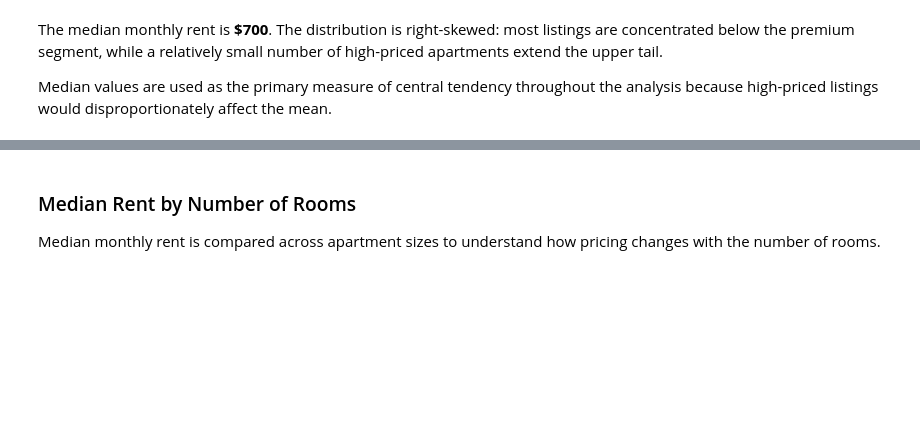
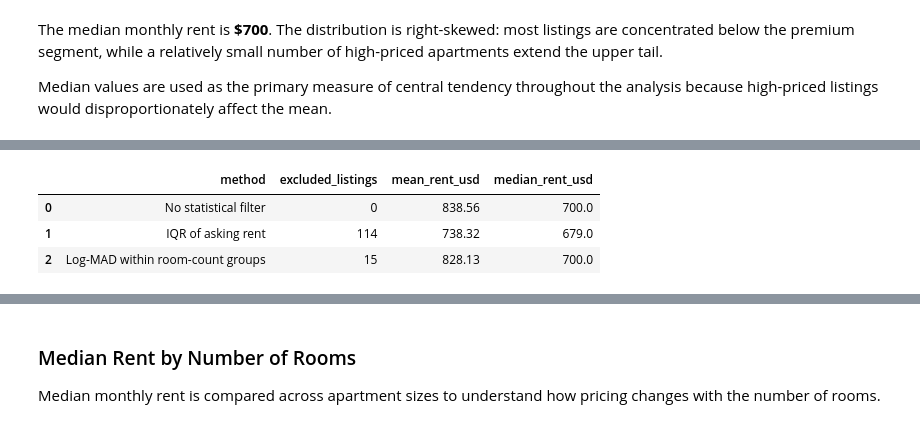
Before and after one commit to nikolaitolmachev/minsk-rental-market-analysis, a Jupyter notebook: minsk_rental_market_analysis.ipynb, the cells around one changed output, grey strips where cells are left out. Cells and saved outputs as stored; diff of their text form; code cells hidden in the pictures; blank space fills up the shorter version.

Commit message:
feat: add outlier sensitivity analysis

```diff
--- a/minsk_rental_market_analysis.ipynb
+++ b/minsk_rental_market_analysis.ipynb
@@ -363,0 +374,63 @@ Median values are used as the primary measure of central tendency throughout the
+# %%
+sensitivity_listings = listings.loc[
+    np.isfinite(listings["price_usd"])
+    & listings["price_usd"].gt(0),
+    ["price_usd", "rooms"],
+].copy()
+
+sensitivity_prices = sensitivity_listings["price_usd"]
+
+q1, q3 = sensitivity_prices.quantile([0.25, 0.75])
+iqr = q3 - q1
+
+iqr_outliers = (
+    (sensitivity_prices < q1 - 1.5 * iqr)
+    | (sensitivity_prices > q3 + 1.5 * iqr)
+)
+
+log_mad_outliers = pd.Series(False, index=sensitivity_listings.index)
+room_groups = sensitivity_listings["rooms"].clip(upper=4)
+
+for _, group in sensitivity_listings.groupby(room_groups):
+    if len(group) < 20:
+        continue
+
+    log_prices = np.log(group["price_usd"])
+    log_median = log_prices.median()
+    log_mad = (log_prices - log_median).abs().median()
+
+    if log_mad == 0:
+        continue
+
+    modified_z_score = (
+        0.67448975 * (log_prices - log_median).abs() / log_mad
+    )
+    log_mad_outliers.loc[group.index] = modified_z_score > 3.5
+
+sensitivity_filters = {
+    "No statistical filter": pd.Series(False, index=sensitivity_prices.index),
+    "IQR of asking rent": iqr_outliers,
+    "Log-MAD within room-count groups": log_mad_outliers,
+}
+
+sensitivity_rows = []
+
+for method, outlier_mask in sensitivity_filters.items():
+    retained_prices = sensitivity_prices.loc[~outlier_mask]
+    sensitivity_rows.append(
+        {
+            "method": method,
+            "excluded_listings": int(outlier_mask.sum()),
+            "mean_rent_usd": retained_prices.mean(),
+            "median_rent_usd": retained_prices.median(),
+        }
+    )
+
+outlier_sensitivity = pd.DataFrame(sensitivity_rows)
+
+outlier_sensitivity.round(2)
+# %% [output]
+|  | method | excluded_listings | mean_rent_usd | median_rent_usd |
+| 0 | No statistical filter | 0 | 838.56 | 700.0 |
+| 1 | IQR of asking rent | 114 | 738.32 | 679.0 |
+| 2 | Log-MAD within room-count groups | 15 | 828.13 | 700.0 |
```
Also changed, not shown: parts of 3 cells of this notebook, 1 other file.
